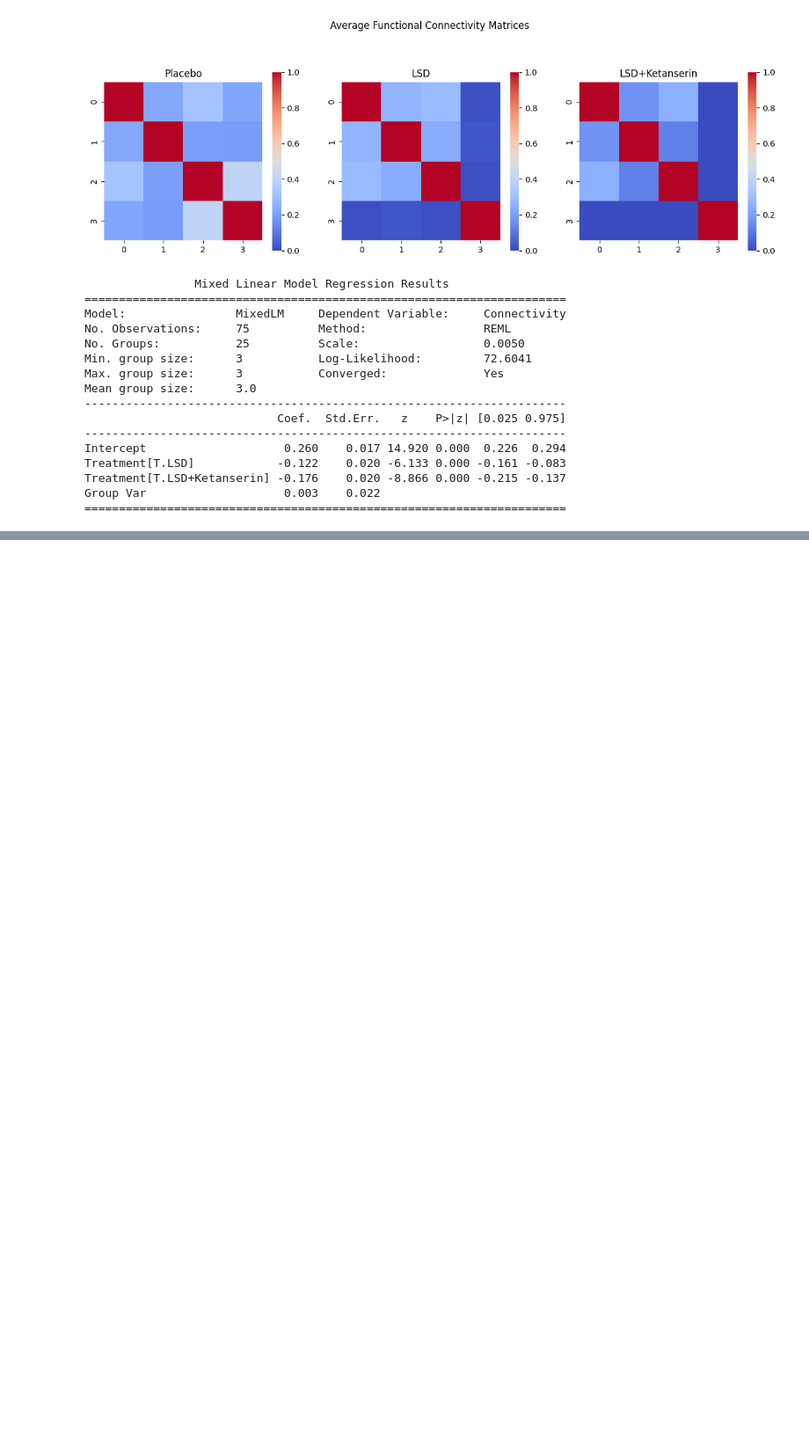
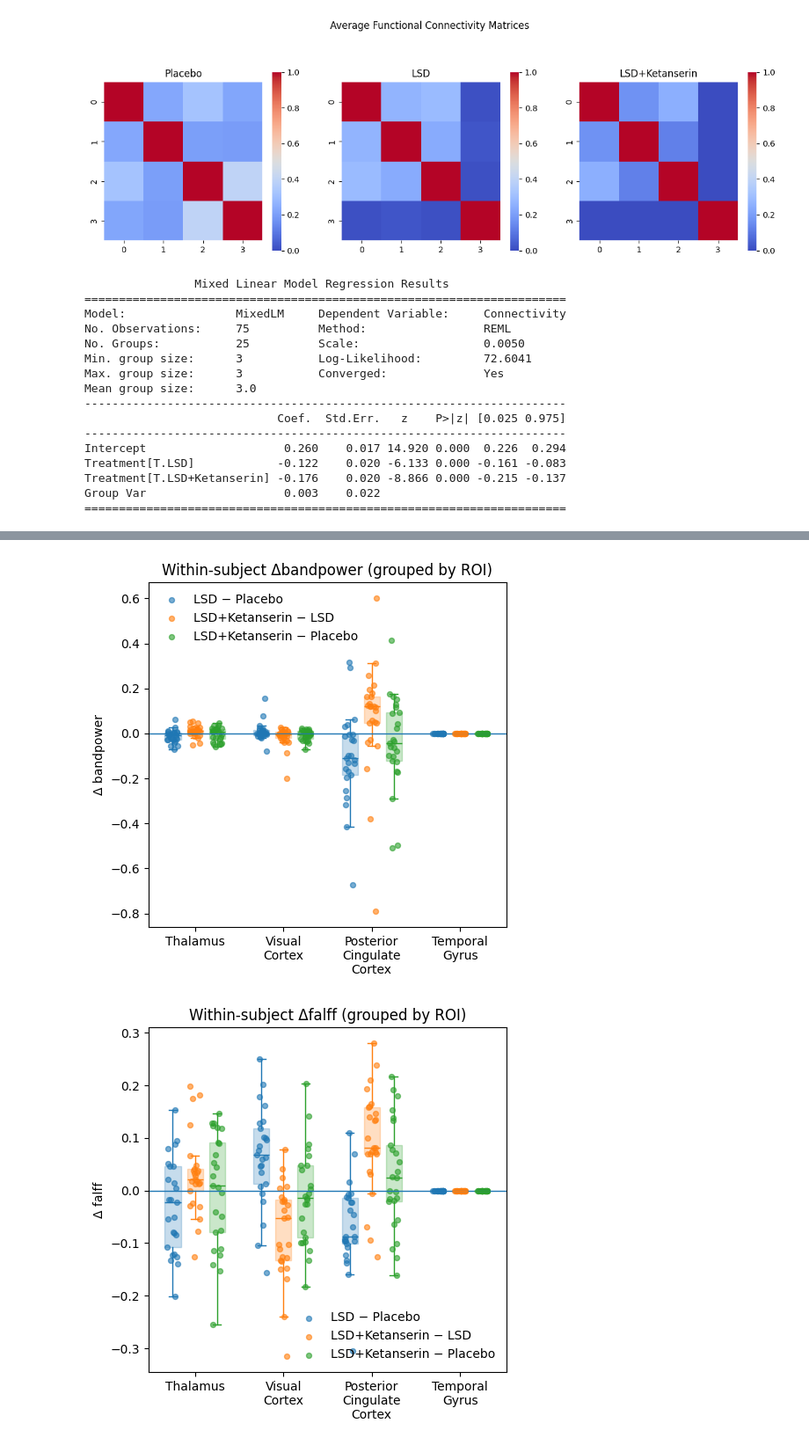
Before and after one commit to dani2442/neuroscience, a Jupyter notebook: lsd/eda.ipynb, the cells around one changed output, grey strips where cells are left out. Shown at 88% size. Cells and saved outputs as stored; diff of their text form; code cells hidden in the pictures; blank space fills up the shorter version.

```diff
--- a/lsd/eda.ipynb
+++ b/lsd/eda.ipynb
@@ -259,0 +348,24 @@ $$W_1(u, v) = \int_0^1 |F_1^{-1}(z) - F_2^{-1}(z)| dz$$
+# %%
+def plot_pairwise_differences(features, metric="bandpower", roi_names=None,
+                              comparisons=(("Placebo", "LSD"),
+                                           ("LSD", "LSD+Ketanserin"),
+                                           ("Placebo", "LSD+Ketanserin")),
+                              **kwargs):
+    groups = {f"{B} − {A}": (np.asarray(features[B][metric]) - np.asarray(features[A][metric]))
+              for A, B in comparisons}
+
+    fig, ax = _grouped_box_jitter(
+        groups,
+        roi_names=roi_names,
+        title=f"Within-subject Δ{metric} (grouped by ROI)",
+        ylabel=f"Δ {metric}",
+        **kwargs
+    )
+    ax.axhline(0, linewidth=1)
+    plt.show()
+# %%
+plot_pairwise_differences(features, metric="bandpower", roi_names= [part.replace('_', '\n') for part in parts])
+plot_pairwise_differences(features, metric="falff", roi_names=[part.replace('_', '\n') for part in parts])
+# %% [output]
+[figure, added]
+[figure, added]
```
Also changed, not shown: parts of 12 cells of this notebook, 1 other file.
